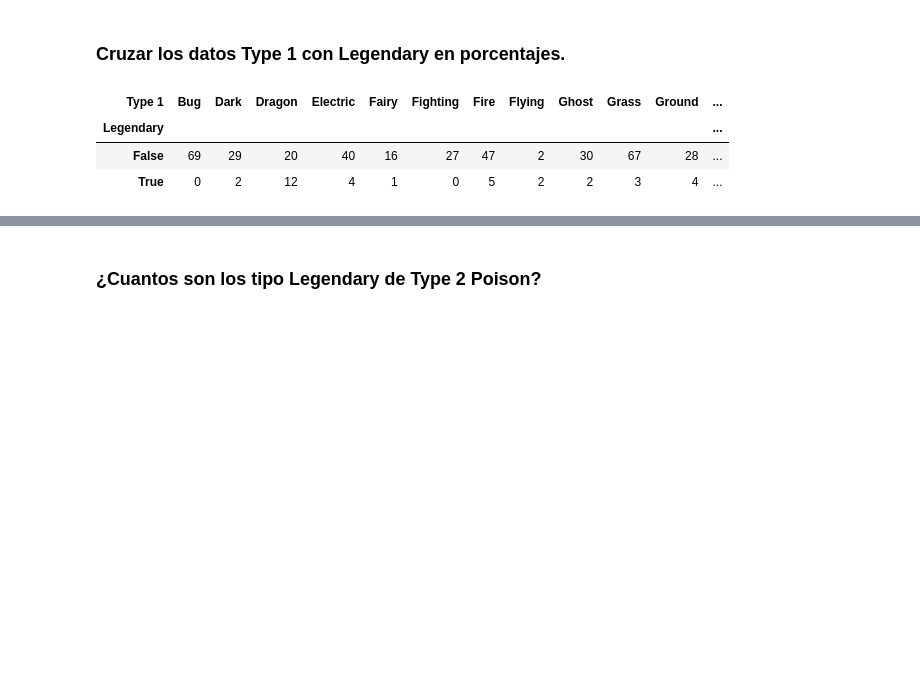
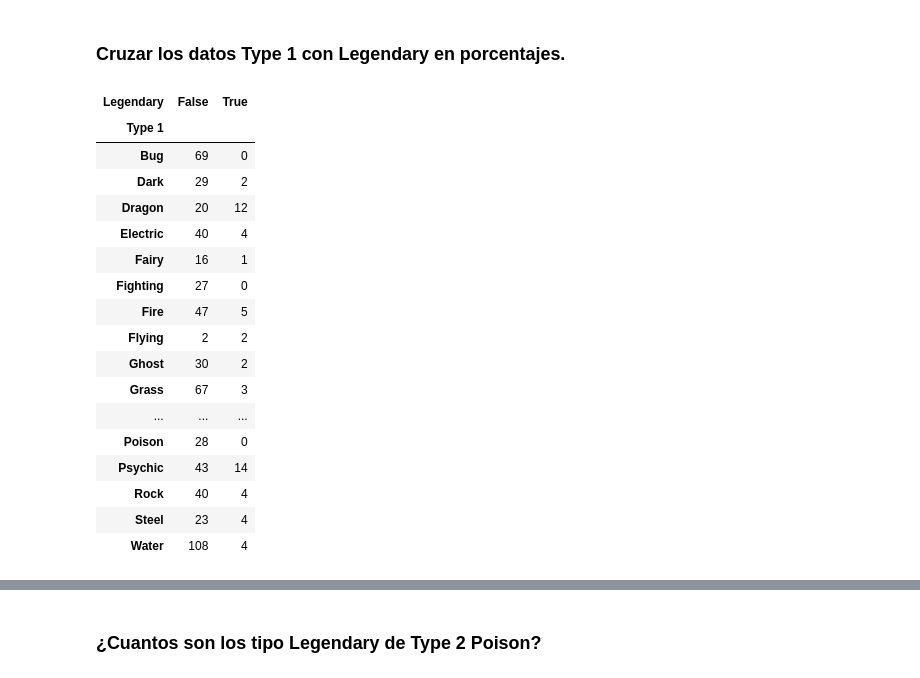
Before and after one commit to BrVenturaU/03-pokemon-dataset-analysis, a Jupyter notebook: 03-Pokemon Dataset Analysis.ipynb, the cells around one changed output, grey strips where cells are left out. Cells and saved outputs as stored; diff of their text form; code cells hidden in the pictures; blank space fills up the shorter version.

```diff
--- a/03-Pokemon Dataset Analysis.ipynb
+++ b/03-Pokemon Dataset Analysis.ipynb
@@ -293,12 +293,25 @@ plt.show()
 [figure]
 # %% [markdown]
 ### Cruzar los datos Type 1 con Legendary en porcentajes.
-# %%
-# pd.crosstab(index=pokemon_df["Legendary"], columns=pokemon_df["Type 1"], normalize='all')
-pd.crosstab(index=pokemon_df["Legendary"], columns=pokemon_df["Type 1"])
-# %% [output]
-| Type 1 | Bug | Dark | Dragon | Electric | Fairy | Fighting | Fire | Flying | Ghost | Grass | Ground | ... |
-| Legendary |  |  |  |  |  |  |  |  |  |  |  | ... |
-| False | 69 | 29 | 20 | 40 | 16 | 27 | 47 | 2 | 30 | 67 | 28 | ... |
-| True | 0 | 2 | 12 | 4 | 1 | 0 | 5 | 2 | 2 | 3 | 4 | ... |
+# %%
+pd.crosstab(index=pokemon_df["Type 1"], columns=pokemon_df["Legendary"])
+# %% [output]
+| Legendary | False | True |
+| Type 1 |  |  |
+| Bug | 69 | 0 |
+| Dark | 29 | 2 |
+| Dragon | 20 | 12 |
+| Electric | 40 | 4 |
+| Fairy | 16 | 1 |
+| Fighting | 27 | 0 |
+| Fire | 47 | 5 |
+| Flying | 2 | 2 |
+| Ghost | 30 | 2 |
+| Grass | 67 | 3 |
+| ... | ... | ... |
+| Poison | 28 | 0 |
+| Psychic | 43 | 14 |
+| Rock | 40 | 4 |
+| Steel | 23 | 4 |
+| Water | 108 | 4 |
 # %%
```
Also changed, not shown: parts of 6 cells of this notebook.
